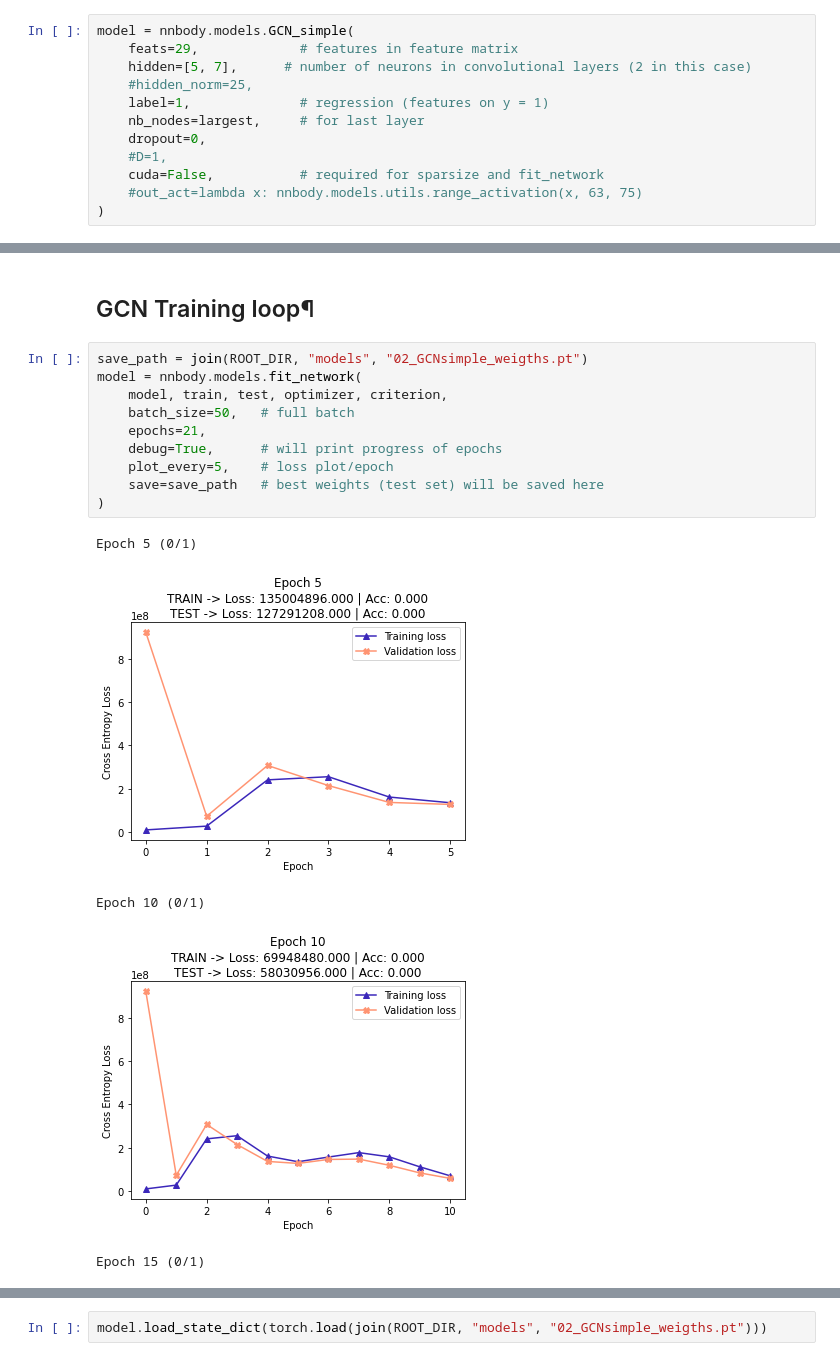
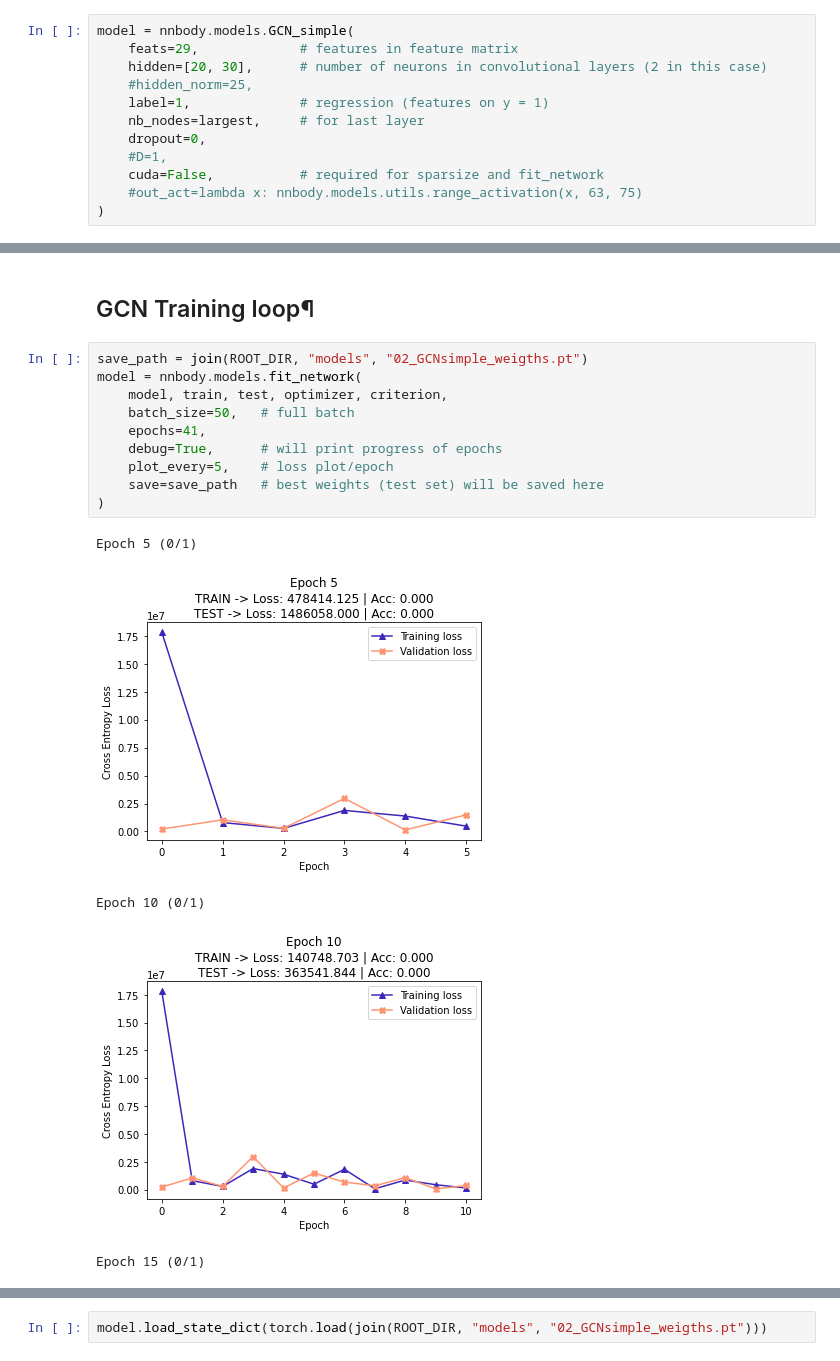
Before and after one commit to carrascomj/nnbody, a Jupyter notebook: notebooks/02_GCNN.ipynb, the cells around one changed output, grey strips where cells are left out. Drawn from its saved outputs; the diff is of its cells as text.

```diff
--- a/notebooks/02_GCNN.ipynb
+++ b/notebooks/02_GCNN.ipynb
@@ -73,7 +73,7 @@ Instatiate the NN model, the optimizer and the criterion.
 # %%
 model = nnbody.models.GCN_simple(
     feats=29,             # features in feature matrix
-    hidden=[5, 7],      # number of neurons in convolutional layers (2 in this case)
+    hidden=[20, 30],      # number of neurons in convolutional layers (2 in this case)
     #hidden_norm=25,
     label=1,              # regression (features on y = 1)
     nb_nodes=largest,     # for last layer
@@ -90,16 +90,16 @@ criterion = torch.nn.MSELoss()
 # %%
 save_path = join(ROOT_DIR, "models", "02_GCNsimple_weigths.pt")
 model = nnbody.models.fit_network(
     model, train, test, optimizer, criterion,
     batch_size=50,   # full batch
-    epochs=21,
+    epochs=41,
     debug=True,      # will print progress of epochs
     plot_every=5,    # loss plot/epoch
     save=save_path   # best weights (test set) will be saved here
 )
 # %% [output]
 Epoch 5 (0/1)
-[figure, old version]
+[figure, new version]
 Epoch 10 (0/1)
-[figure, old version]
+[figure, new version]
 Epoch 15 (0/1)
```
Also changed, not shown: parts of 3 cells of this notebook, 3 other files.
